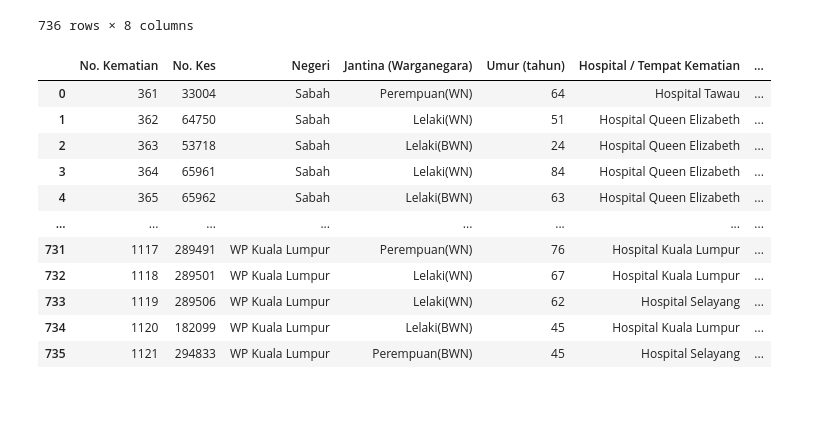
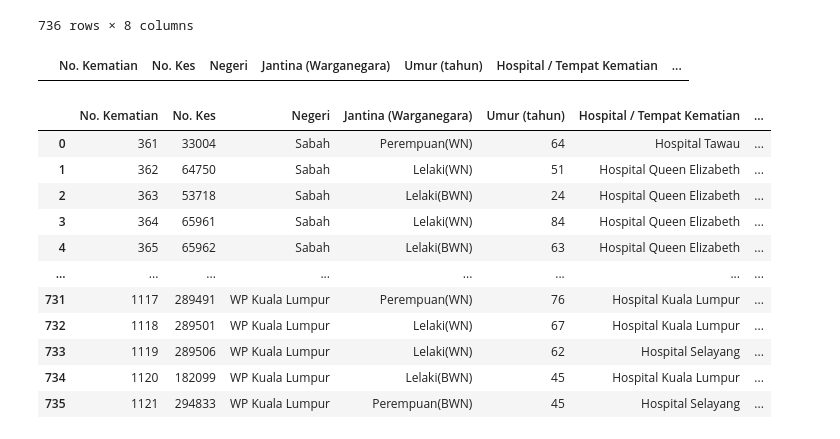
Before and after one commit to ashamril/Text-Analytics, a Jupyter notebook: Malaysia_Covid19_Ringkasan_Kematian_web_scrapping.ipynb, the cells around one changed output. Cells and saved outputs as stored; diff of their text form; code cells hidden in the pictures; blank space fills up the shorter version.

```diff
--- a/Malaysia_Covid19_Ringkasan_Kematian_web_scrapping.ipynb
+++ b/Malaysia_Covid19_Ringkasan_Kematian_web_scrapping.ipynb
@@ -155,6 +160,8 @@ df_filtered['Latar Belakang'] = df_filtered['Latar Belakang'].str.replace(", ",
 df_filtered['Latar Belakang'] = df_filtered['Latar Belakang'].str.replace(",,", ",")
 df_filtered['Latar Belakang'] = df_filtered['Latar Belakang'].str.replace("–", "tiada latar belakang")
 df_filtered['Latar Belakang'] = df_filtered['Latar Belakang'].str.replace("Penyakit", "")
+df_filtered['Latar Belakang'] = df_filtered['Latar Belakang'].str.replace("buang", "buah")
+df_filtered['Latar Belakang'] = df_filtered['Latar Belakang'].str.replace("Buang", "buah")
 df_filtered['Hospital / Tempat Kematian'] = df_filtered['Hospital / Tempat Kematian'].str.replace("Jenazah di bawa ke ", "")
 df_filtered['Hospital / Tempat Kematian'] = df_filtered['Hospital / Tempat Kematian'].str.replace("Jenazah dibawa ke ", "")
 df_filtered['Negeri'] = df_filtered['Negeri'].str.replace("W.P.", "WP")
@@ -164,6 +171,10 @@ df_filtered['Jantina (Warganegara)'] = df_filtered['Jantina (Warganegara)'].str.
 df_filtered['Jantina (Warganegara)'] = df_filtered['Jantina (Warganegara)'].str.replace("Perempuan ", "Perempuan")
 # Remove white space
 df_filtered['Jantina (Warganegara)'] = df_filtered['Jantina (Warganegara)'].str.replace("\s+", "")
+# %%
+df_filtered.loc[df_filtered["Latar Belakang"].str.contains('buang', flags=re.IGNORECASE)]
+# %% [output]
+|  | No. Kematian | No. Kes | Negeri | Jantina (Warganegara) | Umur (tahun) | Hospital / Tempat Kematian | ... |
 # %%
 df_filtered
 # %% [output]
```
Also changed, not shown: parts of 2 cells of this notebook.
